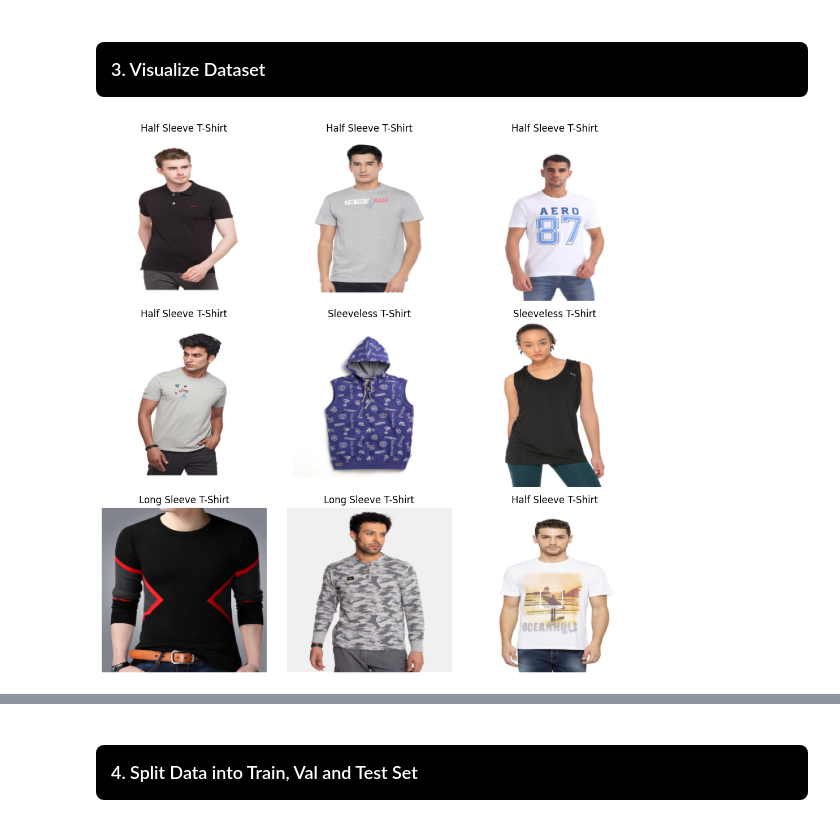
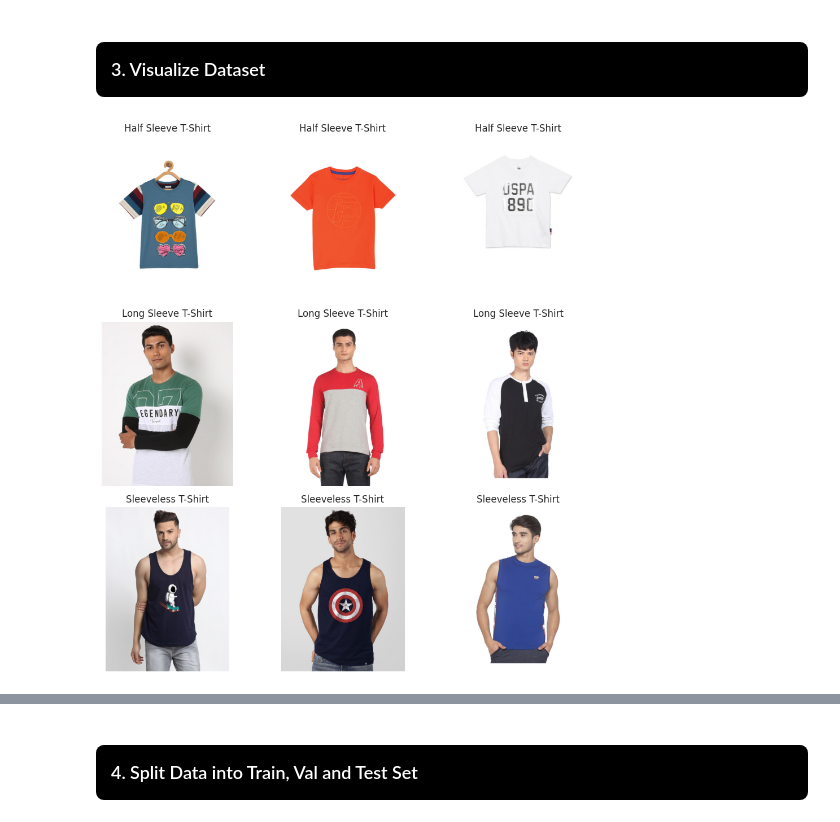
Before and after one commit to Oyebamiji-Micheal/T-Shirt-Sleeve-Classification-using-Convolutional-Neural-Network, a Jupyter notebook: t-shirt-sleeve-classification-using-cnns.ipynb, the cells around one changed output, grey strips where cells are left out. Saved outputs shown, nothing was run; the diff lists cells and outputs as text; code cells hidden in the pictures.

```diff
--- a/t-shirt-sleeve-classification-using-cnns.ipynb
+++ b/t-shirt-sleeve-classification-using-cnns.ipynb
@@ -24,2 +26,12 @@ torch.manual_seed(random_seed);
+# %%
+# Just some lil configurations
+
+sns.set_style('darkgrid')
+
+random_seed=42
+torch.manual_seed(random_seed);
+
+import warnings
+warnings.filterwarnings('ignore')
 # %% [markdown]
 <h3 style="background-color:black;color:white;border-radius: 8px; padding:15px">2. Load Dataset</h3>
@@ -28,3 +38,8 @@ data_path = '/kaggle/input/classify-sleeves-with-tshirt-images'
+# %%
+# Define the path and class names
+base_dir = '/kaggle/input/classify-sleeves-with-tshirt-images'
+class_dirs = ['half-sleeve-all-tshirt', 'long-sleeve-tshirts', 'sleeveless-all-tshirt']
+class_names = ['Half Sleeve T-Shirt', 'Long Sleeve T-Shirt', 'Sleeveless T-Shirt']
 # %%
 # Define the transformations
 transform = transforms.Compose([
@@ -39,29 +54,25 @@ dataset = datasets.ImageFolder(root=data_path, transform=transform)
 # %% [markdown]
 <h3 style="background-color:black;color:white;border-radius: 8px; padding:15px">3. Visualize Dataset</h3>
-# %%
-# Class name mapping
-class_names = ['Half Sleeve T-Shirt', 'Long Sleeve T-Shirt', 'Sleeveless T-Shirt']
-
-# Function to display 3x3 random images
-def display_random_images(dataset, class_names):
-    fig, axes = plt.subplots(3, 3, figsize=(10, 10))
-    axes = axes.flatten()
-
-    # Randomly select 9 images from the dataset
-    for i in range(9):
-        img_idx = random.randint(0, len(dataset) - 1)
-        image, label = dataset[img_idx]
-        axes[i].imshow(image.permute(1, 2, 0))  # Change dimension order for imshow
-        axes[i].set_title(class_names[label])   # Set class name as the title
-        axes[i].axis('off')                     # Disable axis for a cleaner look
-
-    plt.tight_layout()
-    plt.show()
-
-# Display 3x3 random images
-display_random_images(dataset, class_names)
-# %% [output]
-[figure, removed]
+# %%
+# Collect 3 random images from each class
+images = []
+labels = []
+for class_dir, class_name in zip(class_dirs, class_names):
+    img_files = random.sample(os.listdir(os.path.join(base_dir, class_dir)), 3)
+    for img in img_files:
+        images.append(Image.open(os.path.join(base_dir, class_dir, img)))
+        labels.append(class_name)
+
+# Plot images in a 3x3 grid
+fig, axes = plt.subplots(3, 3, figsize=(10, 10))
+for i, ax in enumerate(axes.ravel()):
+    ax.imshow(images[i])
+    ax.set_title(labels[i])
+    ax.axis('off')
+plt.tight_layout()
+plt.show()
+# %% [output]
+[figure, added]
 # %%
 def imshow_single(image, label):
     label_mapping = {0: 'Half Sleeve T-Shirt', 1: 'Long Sleeve T-Shirt', 2: 'Sleeveless T-Shirt'}
```
Also changed, not shown: parts of 31 cells of this notebook.
